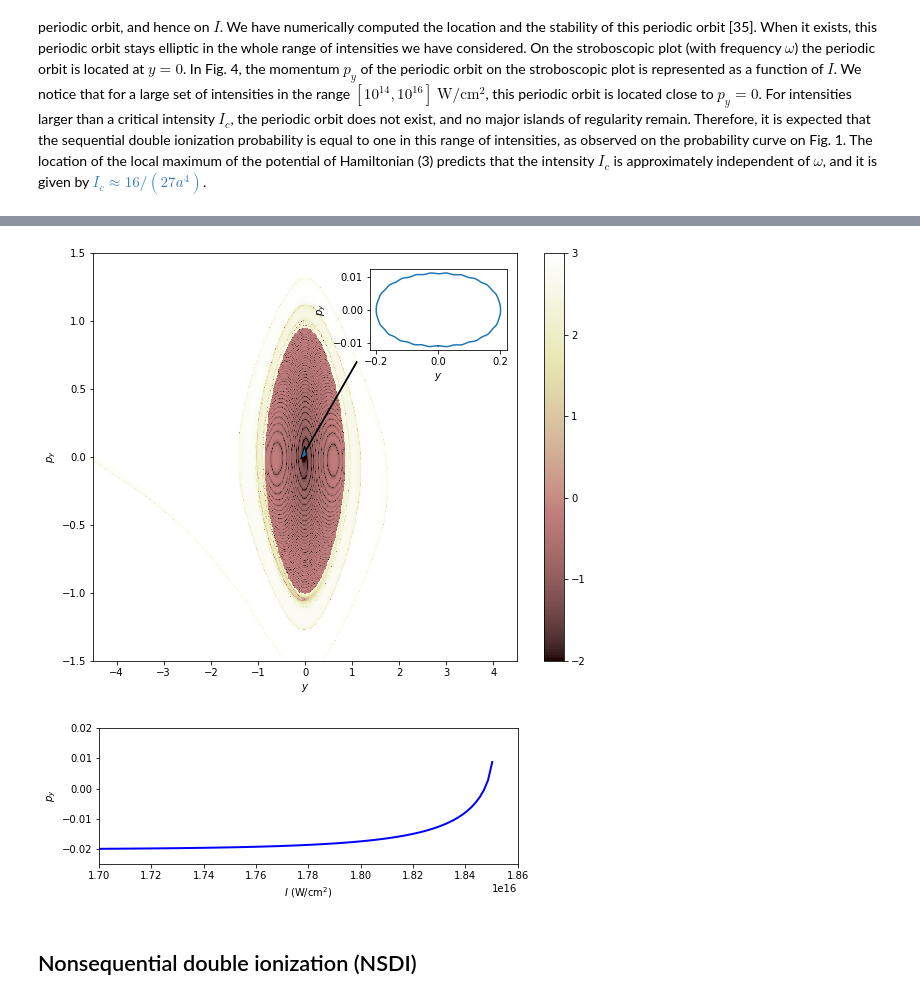
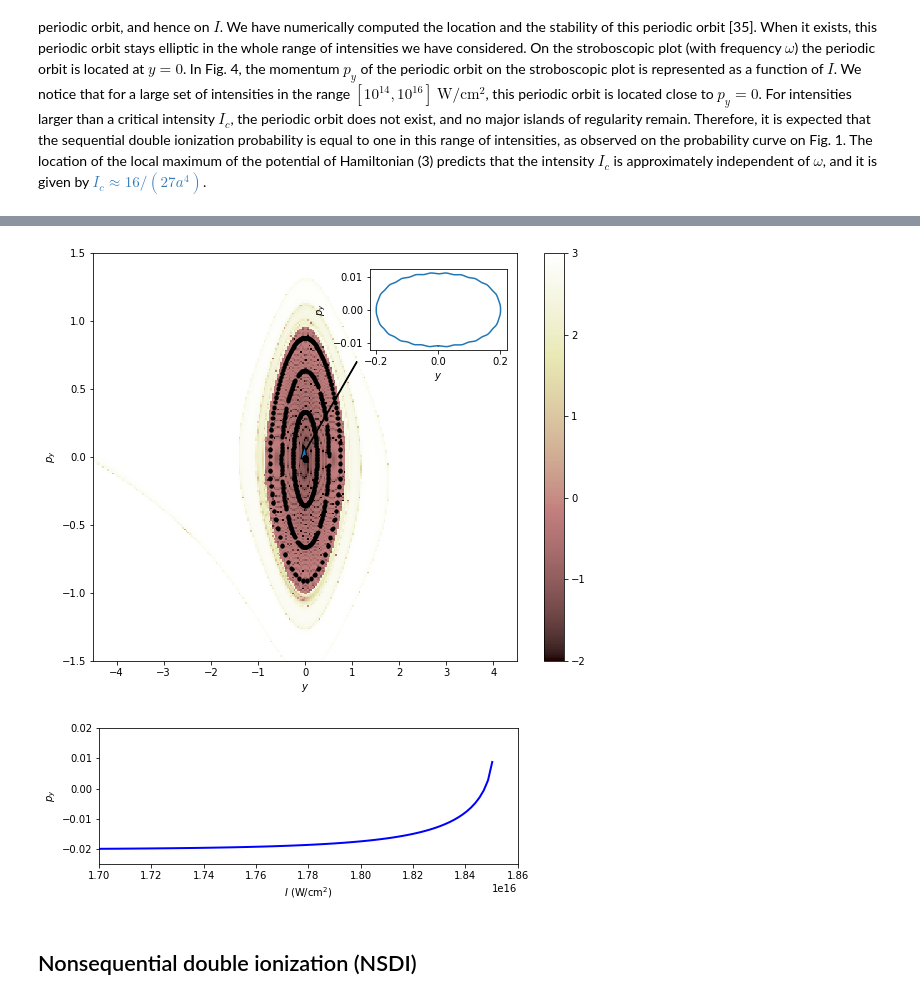
Before and after one commit to cchandre/Notebook-Article, a Jupyter notebook: Interactive_Article.ipynb, the cells around one changed output, grey strips where cells are left out. Cells and saved outputs as stored; diff of their text form; code cells hidden in the pictures.

```diff
--- a/Interactive_Article.ipynb
+++ b/Interactive_Article.ipynb
@@ -46,12 +46,14 @@ E_g = -2.24 #@param {type:"number"}
 Wavelength = 780 #@param {type:"number"}
 Pulse_duration = 8 #@param {type:"integer"}
 params_envelop = (2, Pulse_duration-4, 2, 2)
-CEP = False #@param {type:"boolean"}
 
 import matplotlib.pyplot as plt
 import math
 import numpy as np
 import time
+from scipy.optimize import fsolve
+import warnings
+warnings.filterwarnings('ignore', 'The iteration is not making good progress')
 
 class Atom:
     def __init__(self, a, b, ground_state_energy, size=5.0, thresh=100):
@@ -65,12 +67,11 @@ class Atom:
 
 
 class Field:
-    def __init__(self, wavelength, intensity=[], envelope=[], params_envelop=[], is_cep=False):
+    def __init__(self, wavelength, intensity=[], envelope=[], params_envelop=[]):
         self.wavelength = wavelength
         self.frequency = 45.597 / wavelength
         self.intensity = intensity
         self.amplitude = 5.338e-9 * np.sqrt(self.intensity)
-        self.isCEP = is_cep
         self.envelope = envelope
         self.params = params_envelop
         self.times = np.cumsum(self.params)
@@ -97,7 +98,7 @@ def trapezoidal(t, field):
         return 0.0
 
 
-def soft_coulomb_2e(atom, x, is_deriv=False):
+def potential_2e(atom, x, is_deriv=False):
     r12 = x[0, ] - x[1, ]
     if is_deriv:
         dv_dt = 2.0 * x / np.power(x ** 2 + atom.a2, 1.5)
@@ -110,13 +111,20 @@ def soft_coulomb_2e(atom, x, is_deriv=False):
                + 1.0 / np.sqrt(r12 ** 2 + atom.b2)
 
 
+def potential_1e(atom, x, is_deriv=False):
+    if is_deriv:
+        return 2.0 * x / np.power(x ** 2 + atom.a2, 1.5)
+    else:
+        return - 2.0 / np.sqrt(x ** 2 + atom.a2)
+
+
 def generate_initial_conditions(atom, integration):
     yf = np.empty((4, 0), dtype=integration.precision)
     nt = 0
     while nt <= integration.N - 1:
         x_rand = 2.0 * atom.size * np.random.random((2, integration.N)).astype(integration.precision) \
                  - atom.size
-        values_potential = soft_coulomb_2e(atom, x_rand)
+        values_potential = potential_2e(atom, x_rand)
         index = (values_potential >= atom.E)
         x_rand = x_rand[:, np.logical_not(index)]
         values_potential = values_potential[np.logical_not(index)]
@@ -366,34 +310,41 @@ Number_of_intensities = 100 #@param {type:"number"}
 # %%
-#@title Code {display-mode: "form"}
-from scipy.optimize import fsolve
-import warnings
-warnings.filterwarnings('ignore', 'The iteration is not making good progress')
+#@title Parameters  {display-mode: "form"}
+
+#@markdown Upper Panel
+Intensity = 5e15 #@param {type:"number"}
+final_time = 2
+py_max = 1.5
+y_max = 4.5
+resolution = 256 #@param ["128", "256", "512", "1024"] {type:"raw"}
+
+#@markdown Lower Panel
+Imin = 1.7e16 #@param {type:"number"}
+Imax = 1.86e16 #@param {type:"number"}
+Number_of_intensities = 100
 
 
-def integr_h1(atom, field, integration, y, py):
+def eqn_motion_fig4a(y, py, atom, field, integration):
     t = 0.0
     yf = y.copy()
     pyf = py.copy()
     while t <= field.tf:
-        e0eff = field.amplitude * np.sin(field.frequency * t)
+        e0_eff = field.amplitude * np.sin(field.frequency * t)
         yf += integration.h * 0.5 * pyf
-        dvdt = 2.0 * yf / (yf **2 + atom.a2) ** 1.5 + e0eff
-        pyf -= integration.h * dvdt
+        pyf -= integration.h * (potential_1e(atom, yf, is_deriv=True) + e0_eff)
         yf += integration.h * 0.5 * pyf
         t += integration.h
     return yf, pyf
 
 
-def func(x, atom, field, integration, mem_traj=False):
+def eqn_motion_fig4b(x, atom, field, integration, mem_traj=False):
     t = 0.0
     xf = x.copy()
     h = field.period/np.floor(field.period/parameters.h)
     xt = np.empty((2,0))
     while t <= field.period:
-        e0eff = field.amplitude * np.sin(field.frequency * t)
+        e0_eff = field.amplitude * np.sin(field.frequency * t)
         xf[0] += h * 0.5 * xf[1]
-        dvdt = 2.0 * xf[0] / (xf[0] **2 + atom.a2) ** 1.5 + e0eff
-        xf[1] -= h * dvdt
+        xf[1] -= h * (potential_1e(atom, xf[0], is_deriv=True) + e0_eff)
         xf[0] += h * 0.5 * xf[1]
         t += h
         if mem_traj:
@@ -404,57 +355,75 @@ def func(x, atom, field, integration, mem_traj=False):
         return xf-x
 
 
-ymax = 4.5
-pmax = 1.5
-Ny = resolution
-Npy = resolution
+def eqn_motion_fig4c(x, atom, field, integration):
+    xf = x.copy()
+    h = field.period/np.floor(field.period/parameters.h)
+    xt = np.empty((2,0))
+    for n_points in range(300):
+        t = 0.0
+        while t <= field.period:
+            e0_eff = field.amplitude * np.sin(field.frequency * t)
+            xf[0,] += h * 0.5 * xf[1,]
+            xf[1,] -= h * (potential_1e(atom, xf[0,], is_deriv=True) + e0_eff)
+            xf[0,] += h * 0.5 * xf[1,]
+            t += h
+        xt = np.hstack((xt,xf))
+    return xt
 
-y = np.linspace(-ymax, ymax, Ny)
-py = np.linspace(-pmax, pmax, Npy)
+
+y = np.linspace(-y_max, y_max, resolution)
+py = np.linspace(-py_max, py_max, resolution)
 my_field = Field(wavelength=Wavelength, intensity=Intensity)
 my_field.tf = final_time * my_field.period
-parameters = Integration(N=Ny*Npy, step=0.01, precision=np.float32)
+parameters = Integration(N=resolution**2, step=0.01, precision=np.float32)
 
-yv, pv = np.meshgrid(y, py)
-yf, pf = integr_h1(my_atom, my_field, parameters, yv, pv)
+yv, pyv = np.meshgrid(y, py)
+yf, pyf = eqn_motion_fig4a(yv, pyv, my_atom, my_field, parameters)
 r = np.abs(yf)
-xt0 = fsolve(func, [0.0, -0.02], args=(my_atom, my_field, parameters), xtol=1e-06, maxfev=10)
-xt = func(xt0, my_atom, my_field, parameters, True)
+xt0 = fsolve(eqn_motion_fig4b, [0.0, -0.02], args=(my_atom, my_field, parameters), xtol=1e-06, maxfev=10)
+xt = eqn_motion_fig4b(xt0, my_atom, my_field, parameters, mem_traj=True)
+
+xval = np.linspace(0.0, my_atom.a, 5)
+X0 = np.vstack((xval,np.zeros(5)))
+Xt = eqn_motion_fig4c(X0, my_atom, my_field, parameters)
 
 fig1 = plt.figure(figsize=(9.5,7.5))
-pcol = plt.pcolor(yv, pv, np.log10(r), cmap='pink', vmin=-2, vmax=3)
+pcol = plt.pcolor(yv, pyv, np.log10(r), cmap='pink', vmin=-2, vmax=3)
+fig1.colorbar(pcol)
+plt.plot(Xt[0, 3:], Xt[1, 3:], marker='.', color='k', linestyle='None')
 plt.xlabel('$y$')
 plt.ylabel('$p_y$')
-fig1.colorbar(pcol)
+plt.xlim((-y_max, y_max))
+plt.ylim((-py_max, py_max))
 plt.arrow(1.1, 0.7, -1.088, -0.654, width = 0.01, head_width=0.08)
 ax_inset = fig1.add_axes([0.53, 0.7, 0.2, 0.15])
 ax_inset.plot(xt[0,:], xt[1,:])
 ax_inset.set_xlabel('$y$')
 ax_inset.set_ylabel('$p_y$')
 plt.show()
 
 Intensity_range = np.linspace(Imin, Imax, Number_of_intensities)
 init_guess = [0.0, 0.0]
 pdata = []
 for intensity_element in Intensity_range:
     my_field = Field(wavelength=Wavelength, intensity=intensity_element)
-    xf, info, ier, msg = fsolve(func, init_guess, args=(my_atom, my_field, parameters), xtol=1e-06, maxfev=30, full_output=True)
+    xf, info, ier, msg = fsolve(eqn_motion_fig4b, init_guess, args=(my_atom, my_field, parameters), xtol=1e-06, maxfev=30, full_output=True)
     if ier == 1:
         pval = xf[1]
         init_guess = xf
     else:
         pval = np.nan
     pdata = np.append(pdata, pval)
 
 fig2 = plt.figure(figsize=(7.5,2.5))
 plt.plot(Intensity_range, pdata, linewidth=2, color='b')
 plt.xlabel('$I$ (W/cm$^2$)')
 plt.ylabel('$p_y$')
 plt.xlim([Imin, Imax])
 plt.ylim([-0.025, 0.02])
 plt.show()
 # %% [output]
-[figure, old version]
+[figure, new version]
 [figure]
 # %% [markdown]
 ## Nonsequential double ionization (NSDI)
```
Also changed, not shown: parts of 14 cells of this notebook.
